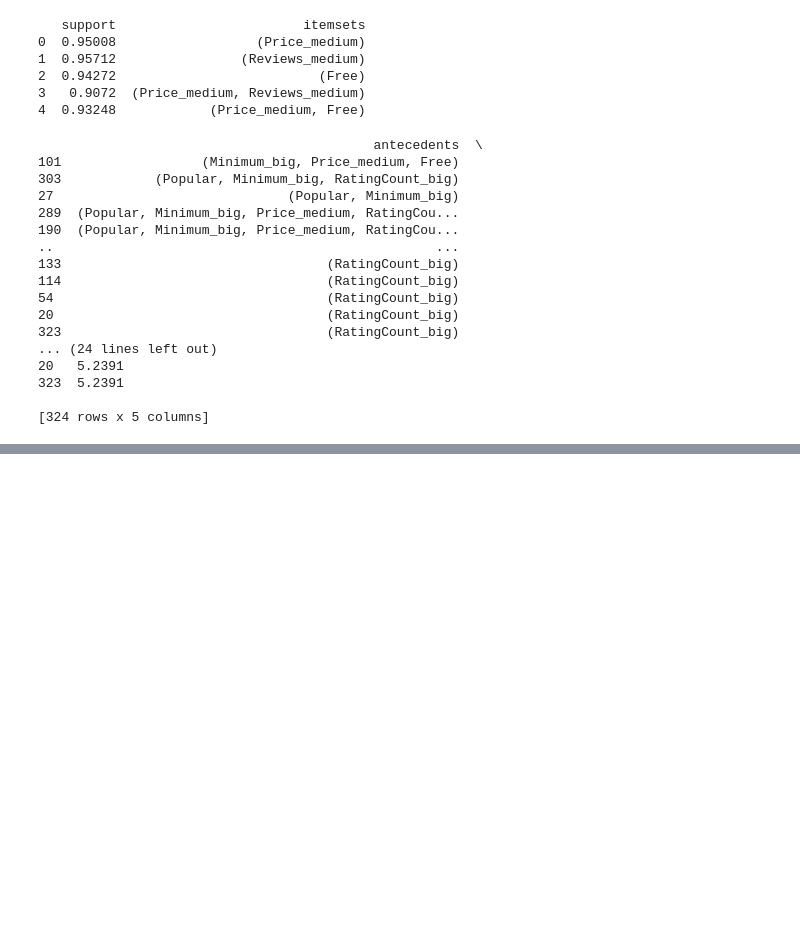
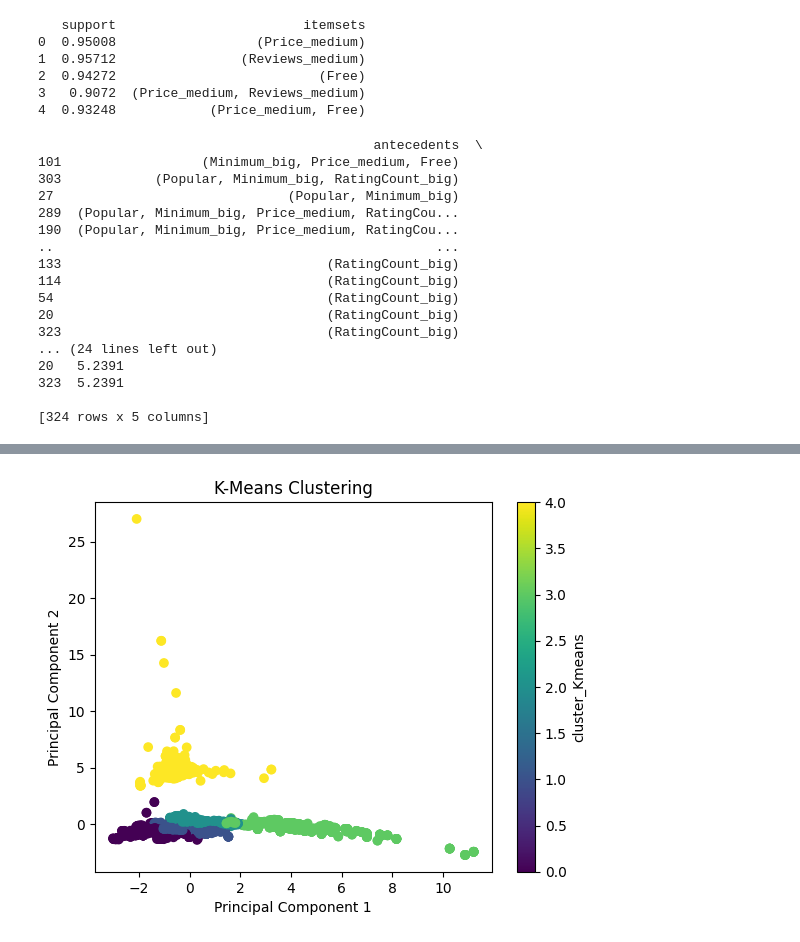
Before and after one commit to shaghxyegh/Data-mining, a Jupyter notebook: DataMiningPh2.ipynb, the cells around one changed output, grey strips where cells are left out. Drawn from its saved outputs; the diff is of its cells as text; code cells hidden in the pictures; blank space fills up the shorter version.

```diff
--- a/DataMiningPh2.ipynb
+++ b/DataMiningPh2.ipynb
@@ -942,0 +856,16 @@ for column in numeric_columns:
+# %%
+
+# Perform PCA to reduce the dimensionality to 2
+pca = PCA(n_components=2)
+
+X_pca = pca.fit_transform(X_transformed.toarray())
+
+# Create a scatter plot of the clusters
+plt.scatter(X_pca[:, 0], X_pca[:, 1], c=df['cluster_Kmeans'])
+plt.xlabel('Principal Component 1')
+plt.ylabel('Principal Component 2')
+plt.title('K-Means Clustering')
+plt.colorbar(label='cluster_Kmeans')
+plt.show()
+# %% [output]
+[figure, added]
```
Also changed, not shown: parts of 52 cells of this notebook.
